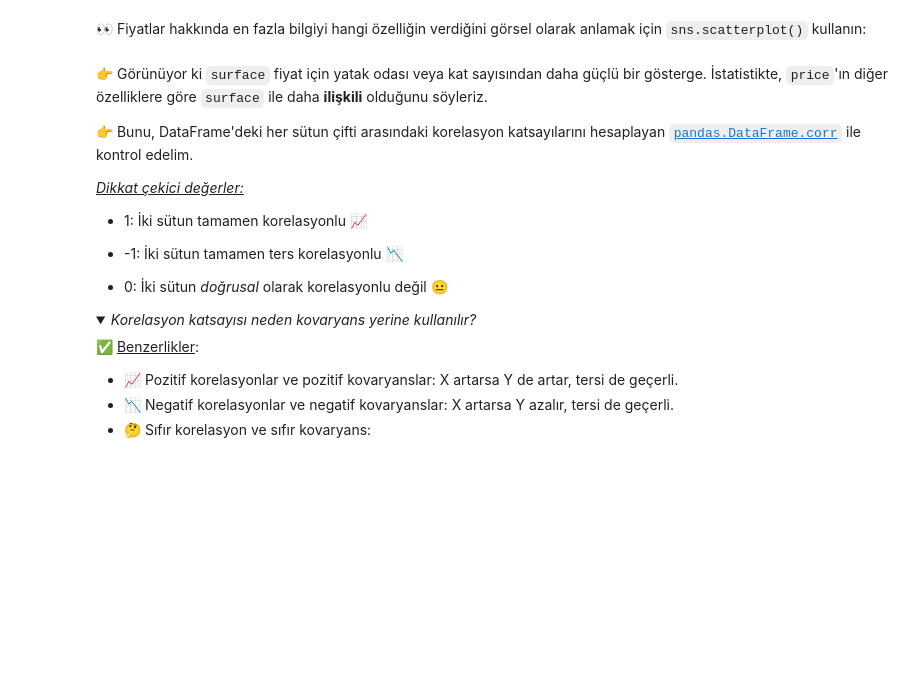
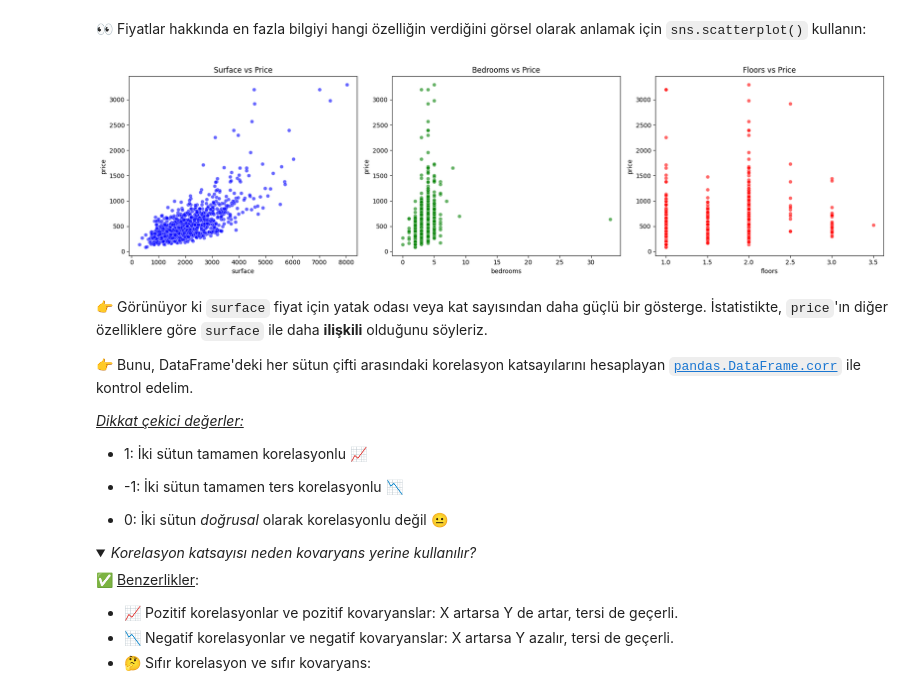
Before and after one commit to EGkpnr/data-real-estate-advanced-estimator, a Jupyter notebook: 02-real_estate_advanced_estimator.ipynb, the cells around one changed output. Drawn from its saved outputs; the diff is of its cells as text; code cells hidden in the pictures; folded sections open; blank space fills up the shorter version.

```diff
--- a/02-real_estate_advanced_estimator.ipynb
+++ b/02-real_estate_advanced_estimator.ipynb
@@ -66,3 +90,23 @@ flats.head(10)
+# %%
+# Grafikleri yan yana görmek için 1 satır 3 sütunluk bir alan oluşturuyoruz
+fig, (ax1, ax2, ax3) = plt.subplots(1, 3, figsize=(18, 5))
+
+# 1. Surface (Yüzey) vs Price
+sns.scatterplot(data=flats, x='surface', y='price', ax=ax1, color='blue', alpha=0.6)
+ax1.set_title('Surface vs Price')
+
+# 2. Bedrooms (Yatak Odası) vs Price
+sns.scatterplot(data=flats, x='bedrooms', y='price', ax=ax2, color='green', alpha=0.6)
+ax2.set_title('Bedrooms vs Price')
+
+# 3. Floors (Katlar) vs Price
+sns.scatterplot(data=flats, x='floors', y='price', ax=ax3, color='red', alpha=0.6)
+ax3.set_title('Floors vs Price')
+
+plt.tight_layout()
+plt.show()
+# %% [output]
+[figure, added]
 # %% [markdown]
 👉 Görünüyor ki `surface` fiyat için yatak odası veya kat sayısından daha güçlü bir gösterge. İstatistikte, `price`'ın diğer özelliklere göre `surface` ile daha **ilişkili** olduğunu söyleriz.
 
```
Also changed, not shown: parts of 43 cells of this notebook.
